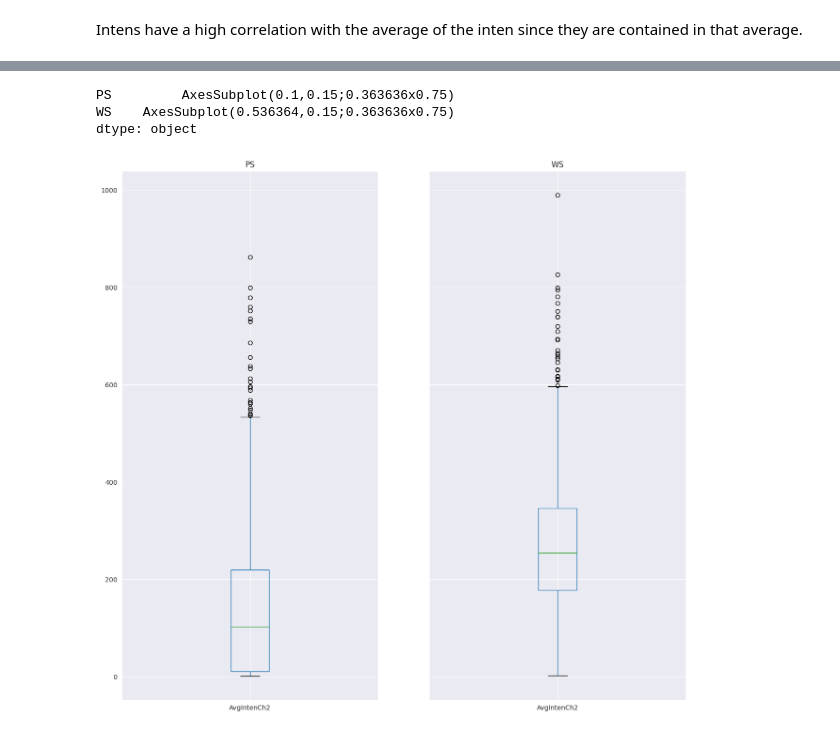
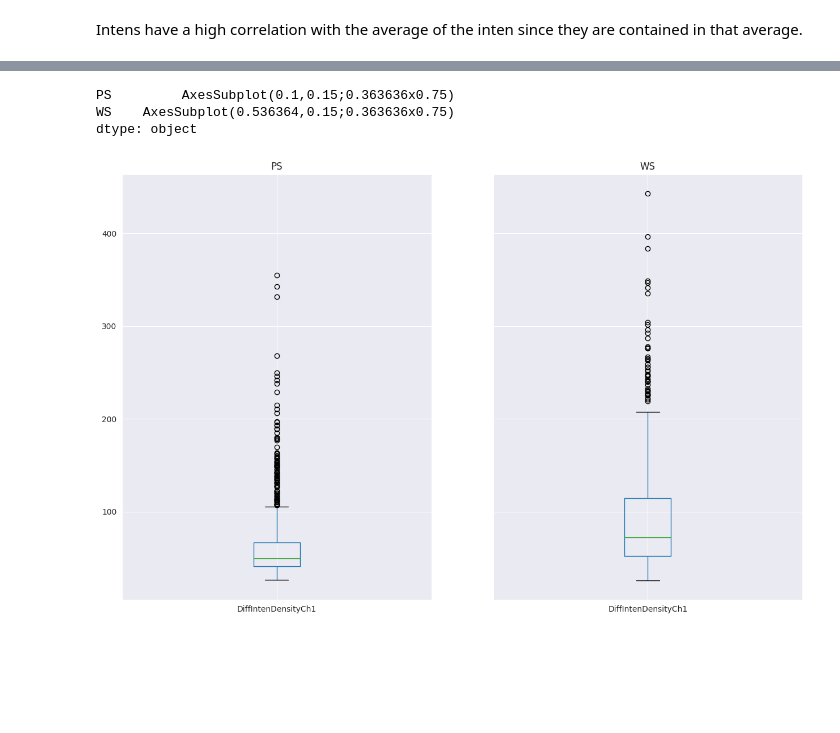
Before and after one commit to fweingartshofer/mc-ml, a Jupyter notebook: e01/01_cell_data_segmentation.ipynb, the cells around one changed output, grey strips where cells are left out. Drawn from its saved outputs; the diff is of its cells as text; code cells hidden in the pictures; blank space fills up the shorter version.

```diff
--- a/e01/01_cell_data_segmentation.ipynb
+++ b/e01/01_cell_data_segmentation.ipynb
@@ -108,8 +157,8 @@ dtype: object
 # %%
-g[['AvgIntenCh2']].boxplot(figsize=(15, 15))
+g[['DiffIntenDensityCh1']].boxplot(figsize=(15, 10))
 # %% [output]
 PS         AxesSubplot(0.1,0.15;0.363636x0.75)
 WS    AxesSubplot(0.536364,0.15;0.363636x0.75)
 dtype: object
-[figure, old version]
+[figure, new version]
 # %%
```
Also changed, not shown: parts of 20 cells of this notebook, 1 other file.
